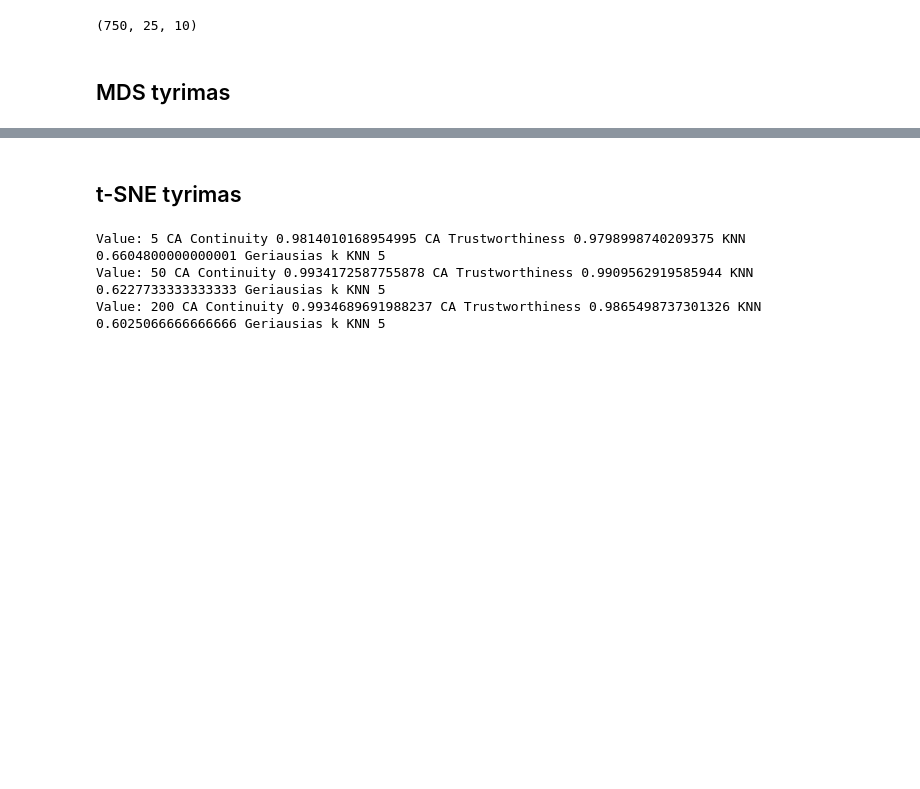
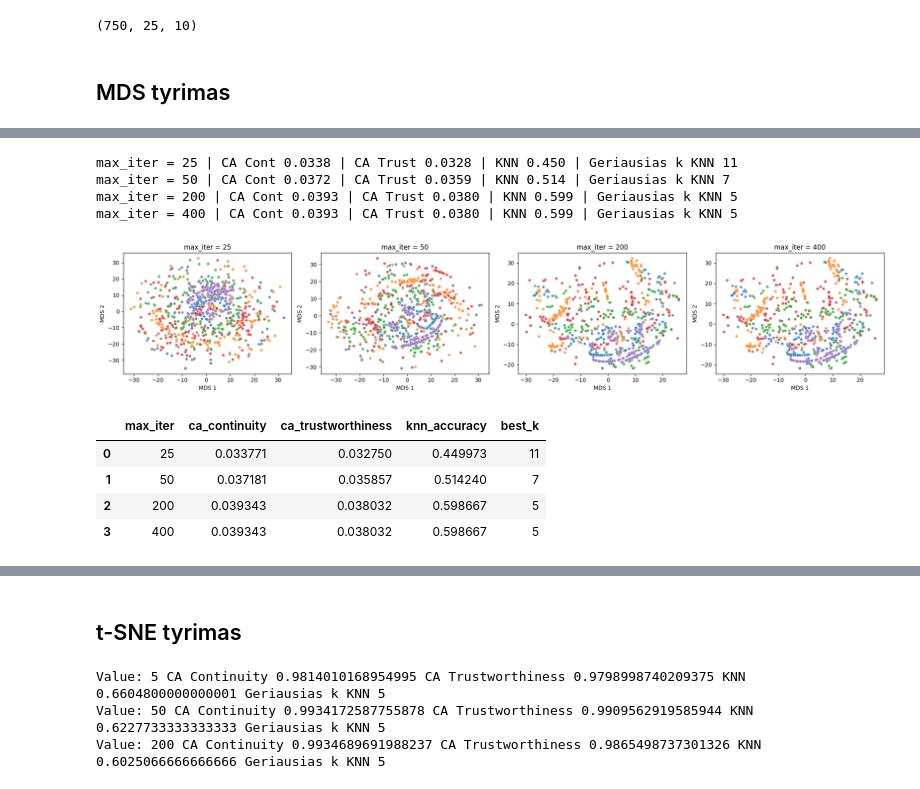
Before and after one commit to lukasjanusauskas/ais-duomenu-vizualizavimas, a Jupyter notebook: 3Lab-eksperimentai.ipynb, the cells around one changed output, grey strips where cells are left out. Saved outputs shown, nothing was run; the diff lists cells and outputs as text; code cells hidden in the pictures; blank space fills up the shorter version.

```diff
--- a/3Lab-eksperimentai.ipynb
+++ b/3Lab-eksperimentai.ipynb
@@ -22,0 +189,21 @@ original_data.shape
+# %%
+mds_max_iter_results = plot_mds_param(
+    param_name="max_iter",
+    param_values=default_mds_hyperparams["max_iter"],
+    distance_matrix=dist_mat,
+    original_data=original_data,
+    labels=labels
+)
+
+mds_max_iter_results
+# %% [output]
+max_iter = 25 | CA Cont 0.0338 | CA Trust 0.0328 | KNN 0.450 | Geriausias k KNN 11
+max_iter = 50 | CA Cont 0.0372 | CA Trust 0.0359 | KNN 0.514 | Geriausias k KNN 7
+max_iter = 200 | CA Cont 0.0393 | CA Trust 0.0380 | KNN 0.599 | Geriausias k KNN 5
+max_iter = 400 | CA Cont 0.0393 | CA Trust 0.0380 | KNN 0.599 | Geriausias k KNN 5
+[figure, added]
+|  | max_iter | ca_continuity | ca_trustworthiness | knn_accuracy | best_k |
+| 0 | 25 | 0.033771 | 0.032750 | 0.449973 | 11 |
+| 1 | 50 | 0.037181 | 0.035857 | 0.514240 | 7 |
+| 2 | 200 | 0.039343 | 0.038032 | 0.598667 | 5 |
+| 3 | 400 | 0.039343 | 0.038032 | 0.598667 | 5 |
```
Also changed, not shown: parts of 3 cells of this notebook.
